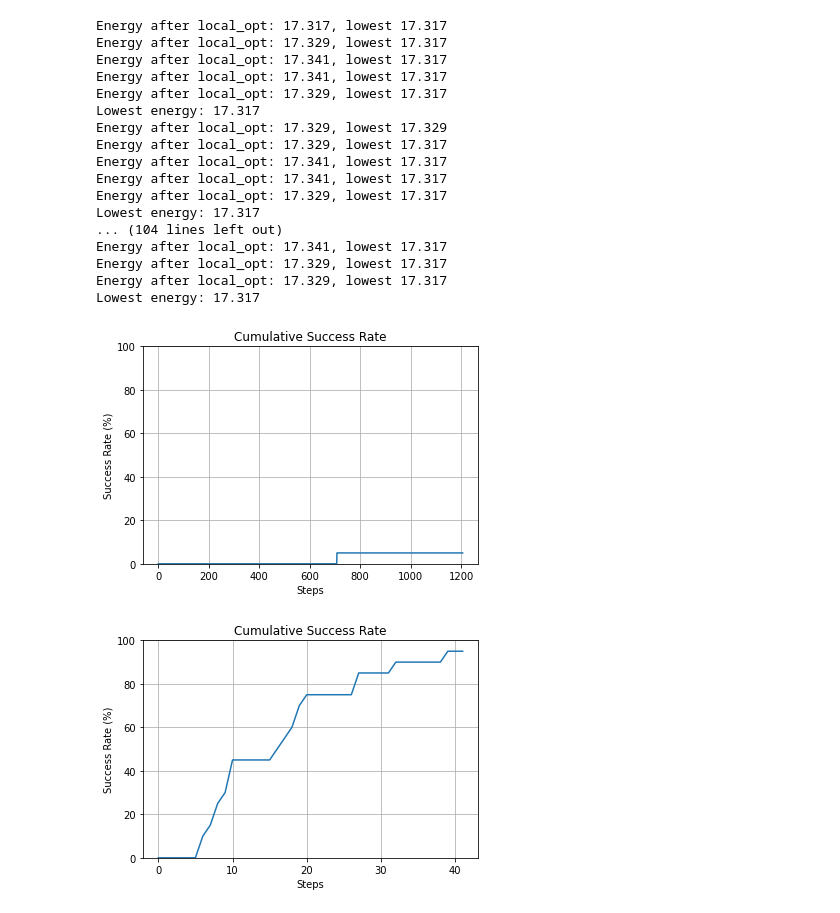
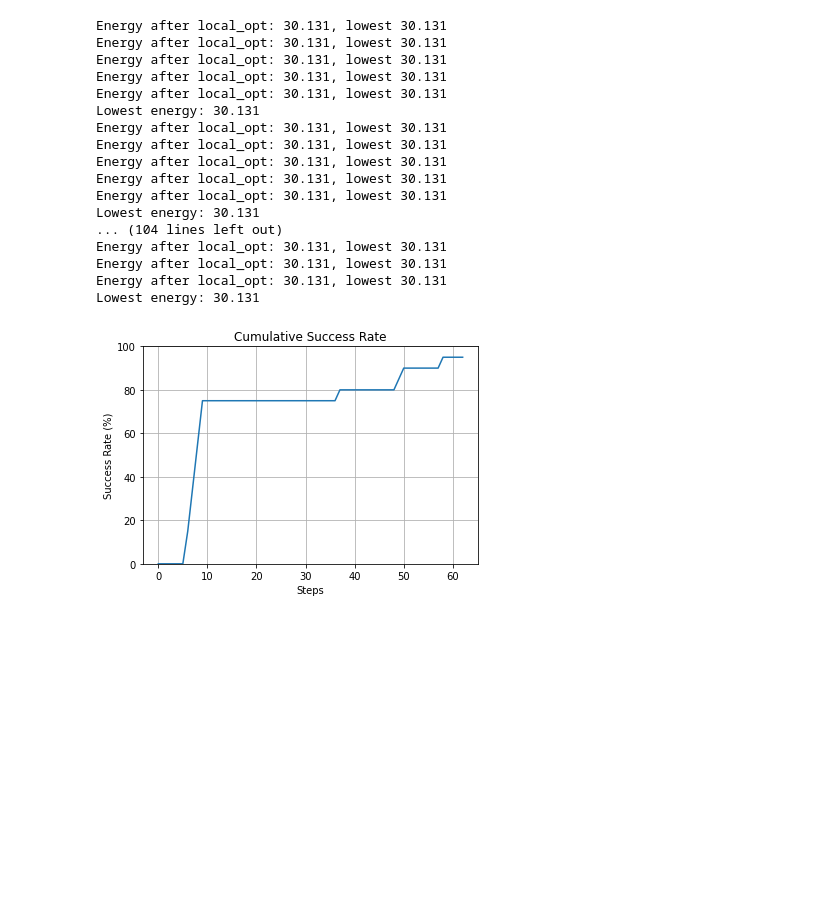
Before and after one commit to farrisric/npl, a Jupyter notebook: examples/chemical_ordering_global_opt.ipynb, the cells around one changed output. Drawn from its saved outputs; the diff is of its cells as text; code cells hidden in the pictures; blank space fills up the shorter version.

Commit message:
change imports statements

```diff
--- a/examples/chemical_ordering_global_opt.ipynb
+++ b/examples/chemical_ordering_global_opt.ipynb
@@ -38,16 +38,3 @@ from npl.descriptors.local_environment_calculator import NeighborCountingEnviron
 
 
 local_feature_classifier = TopologicalEnvironmentClassifier(NeighborCountingEnvironmentCalculator(symbols), symbols)
-# %%
-from npl.monte_carlo.monte_carlo_global_features import run_monte_carlo
-
-feature_classifier = testTopologicalFeatureClassifier(symbols)
-start_particle = create_start_particle(5, 1, {'Au': 24, 'Pt': 55})
-beta, max_steps = 100, 100
-
-
-[best_particle, accepted_energies] = run_monte_carlo(beta,
-                                                     max_steps,
-                                                     start_particle,
-                                                     global_energy_calculator,
-                                                     feature_classifier)
@@ -77,9 +42,9 @@ plt.show()
 from npl.monte_carlo import run_monte_carlo as rmc
 
 steps_MC, energies_MC = [], []
-for i in range(20):
-    start_particle = create_start_particle(4, 1, {'Au': 0.5, 'Pt': 0.5})
-    beta, max_steps = 50, 1000
+for i in range(10):
+    start_particle = create_start_particle(4, 1, {'Au': 0.67, 'Pt': 0.33})
+    beta, max_steps = 50, 5000
     [best_particle, accepted_energies] = rmc(beta, max_steps, start_particle, energy_calculator, local_feature_classifier)
 
     min_energy, min_step = min(accepted_energies, key=lambda x: x[0])
@@ -119,7 +106,7 @@ from npl.optimization.basin_hopping import run_basin_hopping
 
 steps_BH, energies_BH = [], []
 for i in range(20):
-    start_particle = create_start_particle(4, 1, {'Au': 0.5, 'Pt': 0.5})
+    start_particle = create_start_particle(4, 1, {'Au': 0.67, 'Pt': 0.33})
     [best_particle, lowest_energies, flip_energy_list] = run_basin_hopping(start_particle,
                                                                         energy_calculator,
                                                                         total_energies,
@@ -129,26 +116,25 @@ for i in range(20):
     energies_BH.append(lowest_energies[-2][0])
     steps_BH.append(lowest_energies[-2][1])
 # %% [output]
-Energy after local_opt: 17.317, lowest 17.317
-Energy after local_opt: 17.329, lowest 17.317
-Energy after local_opt: 17.341, lowest 17.317
-Energy after local_opt: 17.341, lowest 17.317
-Energy after local_opt: 17.329, lowest 17.317
-Lowest energy: 17.317
-Energy after local_opt: 17.329, lowest 17.329
-Energy after local_opt: 17.329, lowest 17.317
-Energy after local_opt: 17.341, lowest 17.317
-Energy after local_opt: 17.341, lowest 17.317
-Energy after local_opt: 17.329, lowest 17.317
-Lowest energy: 17.317
+Energy after local_opt: 30.131, lowest 30.131
+Energy after local_opt: 30.131, lowest 30.131
+Energy after local_opt: 30.131, lowest 30.131
+Energy after local_opt: 30.131, lowest 30.131
+Energy after local_opt: 30.131, lowest 30.131
+Lowest energy: 30.131
+Energy after local_opt: 30.131, lowest 30.131
+Energy after local_opt: 30.131, lowest 30.131
+Energy after local_opt: 30.131, lowest 30.131
+Energy after local_opt: 30.131, lowest 30.131
+Energy after local_opt: 30.131, lowest 30.131
+Lowest energy: 30.131
 ... (104 lines left out)
-Energy after local_opt: 17.341, lowest 17.317
-Energy after local_opt: 17.329, lowest 17.317
-Energy after local_opt: 17.329, lowest 17.317
-Lowest energy: 17.317
+Energy after local_opt: 30.131, lowest 30.131
+Energy after local_opt: 30.131, lowest 30.131
+Energy after local_opt: 30.131, lowest 30.131
+Lowest energy: 30.131
 # %%
-plot_cummulative_success_rate(energies_MC, steps_MC,)
+#plot_cummulative_success_rate(energies_MC, steps_MC,)
 plot_cummulative_success_rate(energies_BH, steps_BH,)
 # %% [output]
-[figure, old version]
+[figure, new version]
-[figure, removed]
```
Also changed, not shown: parts of 7 cells of this notebook, 3 other files.
